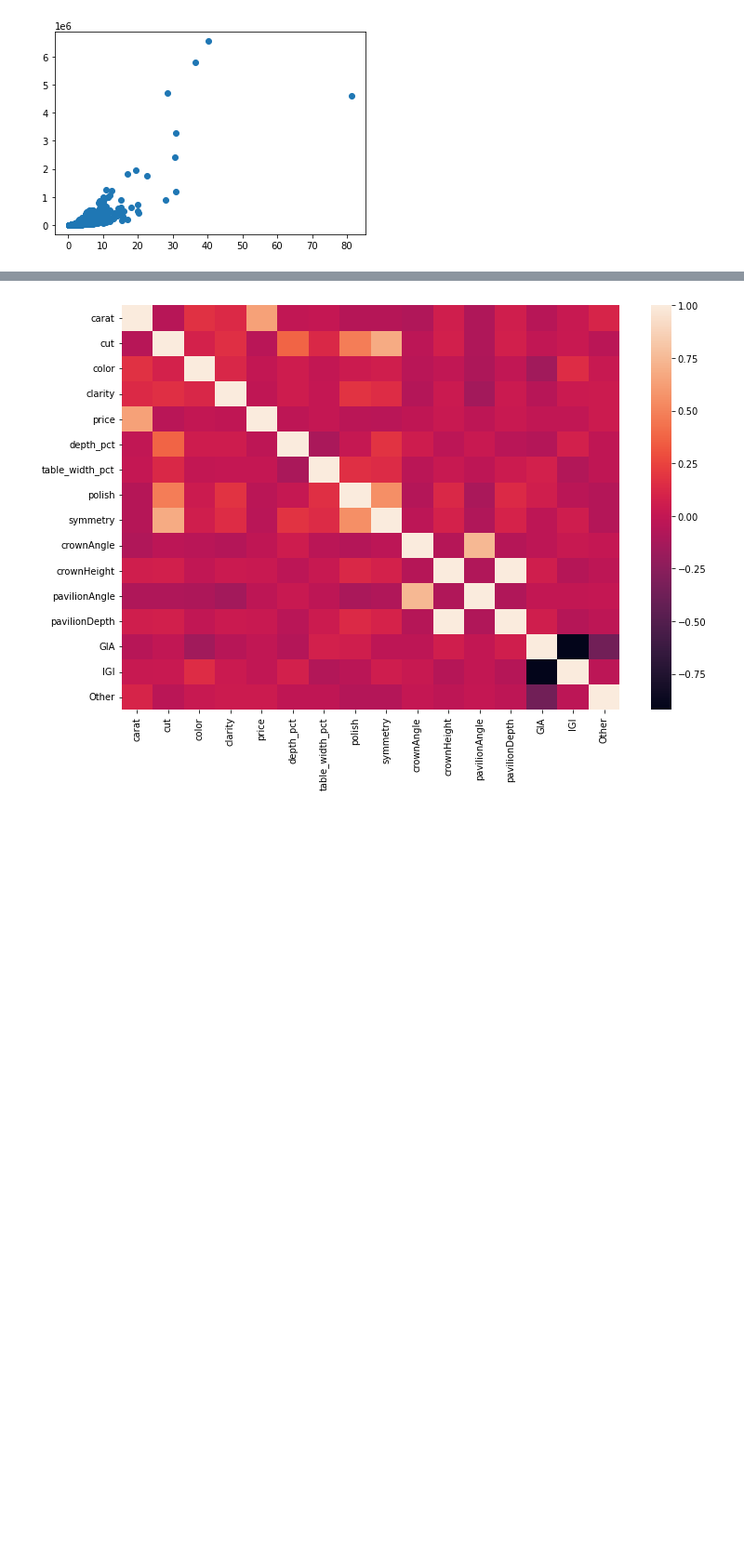
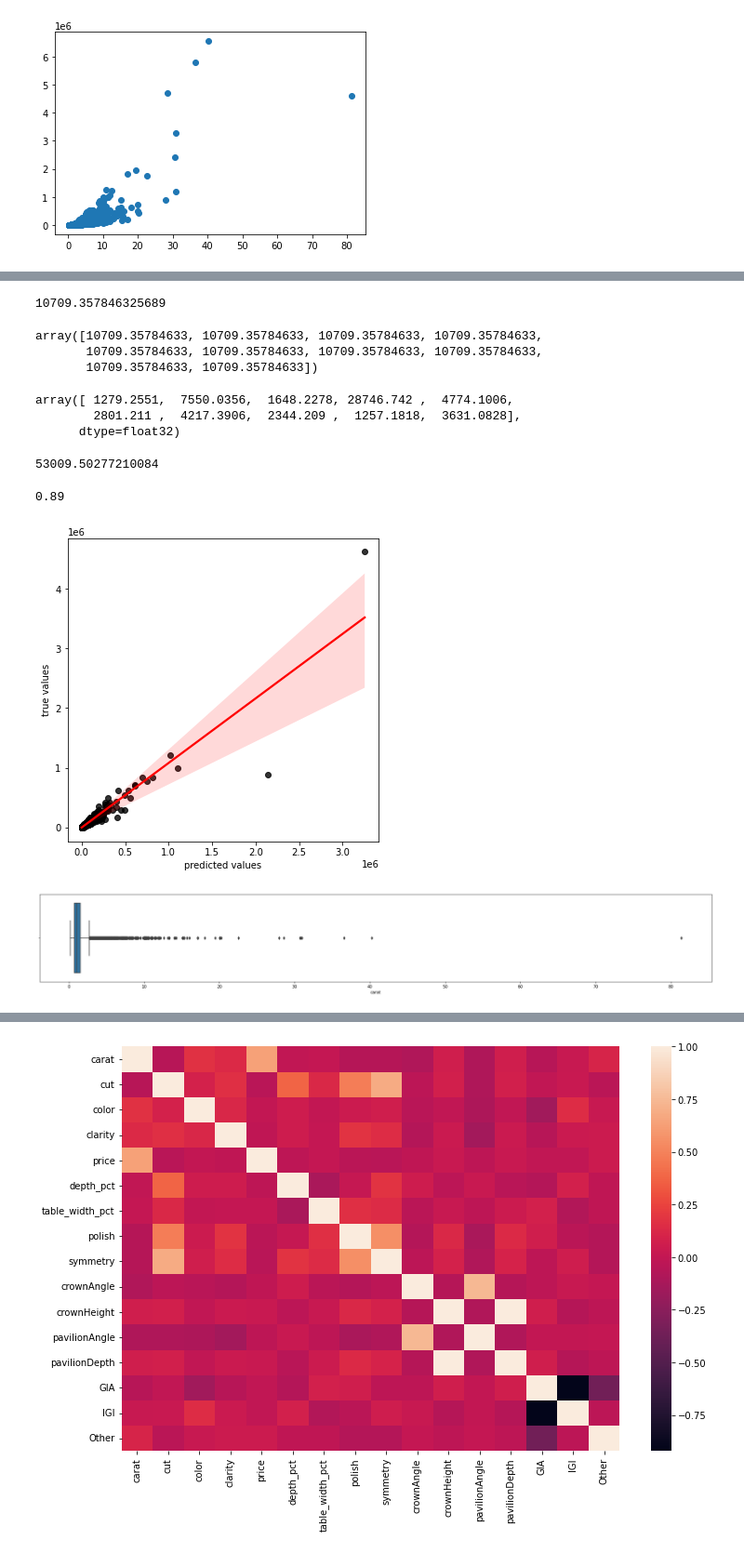
Before and after one commit to cryswong26/Diamonds, a Jupyter notebook: support/Diamond_Capstone - Fancy Shapes.ipynb, the cells around one changed output, grey strips where cells are left out. Shown at 93% size. Cells and saved outputs as stored; diff of their text form; code cells hidden in the pictures; blank space fills up the shorter version.

```diff
--- a/support/Diamond_Capstone - Fancy Shapes.ipynb
+++ b/support/Diamond_Capstone - Fancy Shapes.ipynb
@@ -645,0 +732,11 @@ plt.scatter(df['carat'], df['price']);
+# %%
+#train, test, split
+X_train, X_test, y_train, y_test = train_test_split(X, y, random_state=1)
+# %%
+#set up the model (arbitrary parameters for now)
+
+xgb_model = XGBRegressor(objective = 'reg:linear', n_estimators = 10, seed = 123)
+# %%
+#fit the model
+xgb_model.fit(X_train, y_train)
+#try the reg:squarederror one later?
@@ -645,0 +755,3 @@ plt.scatter(df['carat'], df['price']);
+# %%
+#predict
+y_preds = xgb_model.predict(X_test)
@@ -645,0 +765,53 @@ plt.scatter(df['carat'], df['price']);
+# %%
+#check this vs. using the average
+avg_val = y_train.mean()
+avg_val
+# %% [output]
+10709.357846325689
+# %%
+#what would the error be if I predicted the average price for all diamonds?
+comparison = np.full((len(y_test), ), avg_val)
+comparison[:10]
+# %% [output]
+array([10709.35784633, 10709.35784633, 10709.35784633, 10709.35784633,
+       10709.35784633, 10709.35784633, 10709.35784633, 10709.35784633,
+       10709.35784633, 10709.35784633])
+# %%
+#compare that to my predictions
+y_preds[:10]
+#very different
+# %% [output]
+array([ 1279.2551,  7550.0356,  1648.2278, 28746.742 ,  4774.1006,
+        2801.211 ,  4217.3906,  2344.209 ,  1257.1818,  3631.0828],
+      dtype=float32)
+# %%
+#compare these two:
+np.sqrt(mean_squared_error(y_test, comparison))
+#my RMSE is much better but still high
+# %% [output]
+53009.50277210084
+# %%
+#check r2
+r2 = metrics.r2_score(y_test, y_preds)
+round(r2, 2)
+#it's actually not a bad r2 though
+# %% [output]
+0.89
+# %%
+#plot the values
+plt.figure(figsize=(6,6))
+ax = sns.regplot(x = y_preds,
+                 y = y_test,
+                 scatter_kws={"color": "black"},
+                 line_kws={"color": "red"})
+ax.set(xlabel='predicted values', ylabel='true values');
+#have to remove those outliers
+# %% [output]
+[figure, added]
+# %%
+plt.figure(figsize=(30,4))
+sns.boxplot(df['carat'])
+plt.show()
+#a lot of outliers for carat...
+# %% [output]
+[figure, added]
```
Also changed, not shown: parts of 50 cells of this notebook.
